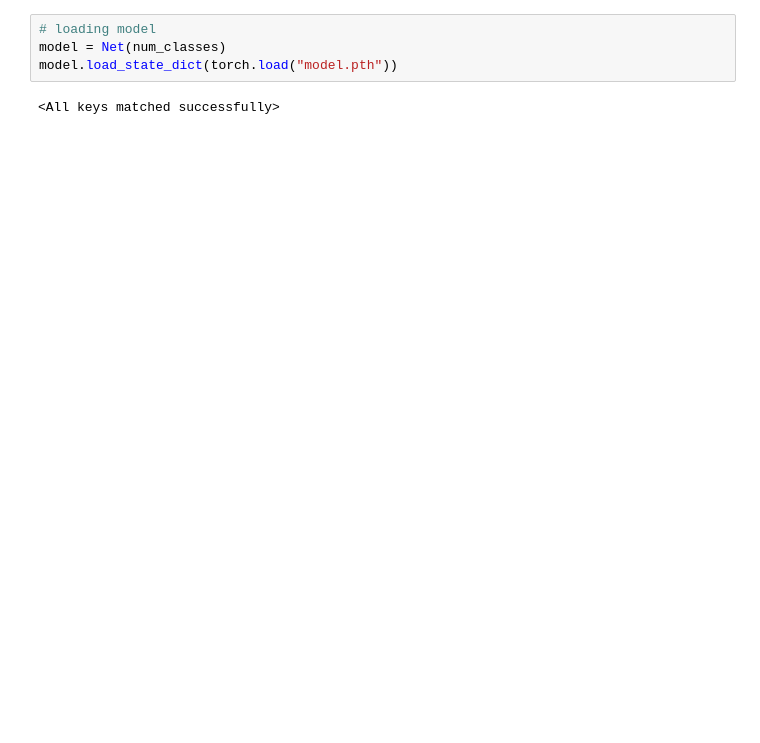
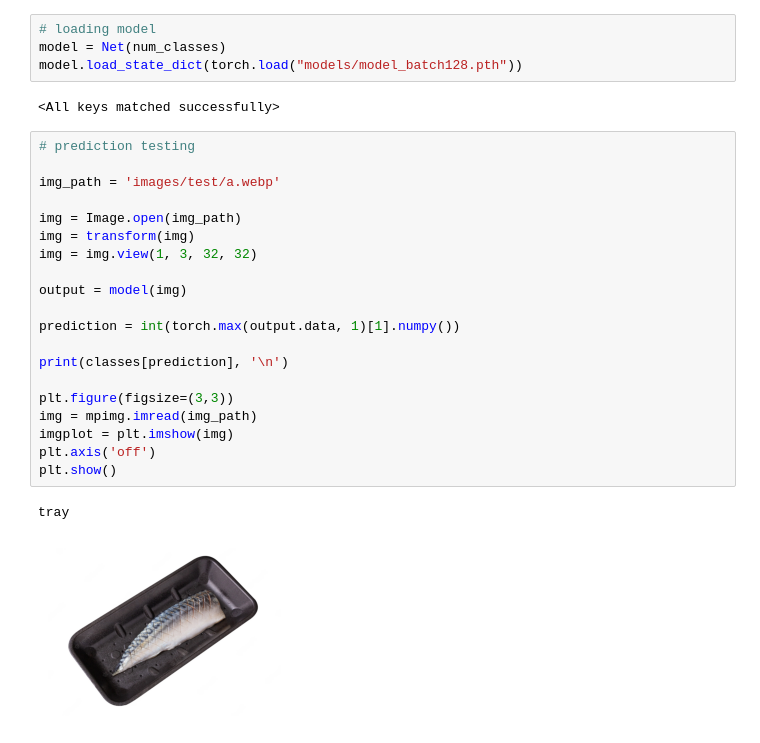
Before and after one commit to shrub2/multi-label-classification, a Jupyter notebook: multi-label-classification.ipynb, the cells around one changed output. Saved outputs shown, nothing was run; the diff lists cells and outputs as text; blank space fills up the shorter version.

Commit message:
added model testing

```diff
--- a/multi-label-classification.ipynb
+++ b/multi-label-classification.ipynb
@@ -196,6 +193,29 @@ Accuracy of the network on the 9986 train images: 71.76046465051071 %
+# %%
+# loading model
+model = Net(num_classes)
+model.load_state_dict(torch.load("models/model_batch128.pth"))
+# %% [output]
+<All keys matched successfully>
 # %%
-# loading model
-model = Net(num_classes)
-model.load_state_dict(torch.load("model.pth"))
+# prediction testing
+
+img_path = 'images/test/a.webp'
+
+img = Image.open(img_path)
+img = transform(img)
+img = img.view(1, 3, 32, 32)
+
+output = model(img)
+
+prediction = int(torch.max(output.data, 1)[1].numpy())
+
+print(classes[prediction], '\n')
+
+plt.figure(figsize=(3,3))
+img = mpimg.imread(img_path)
+imgplot = plt.imshow(img)
+plt.axis('off')
+plt.show()
 # %% [output]
-<All keys matched successfully>
+tray
+[figure, added]
```
Also changed, not shown: parts of 8 cells of this notebook.
